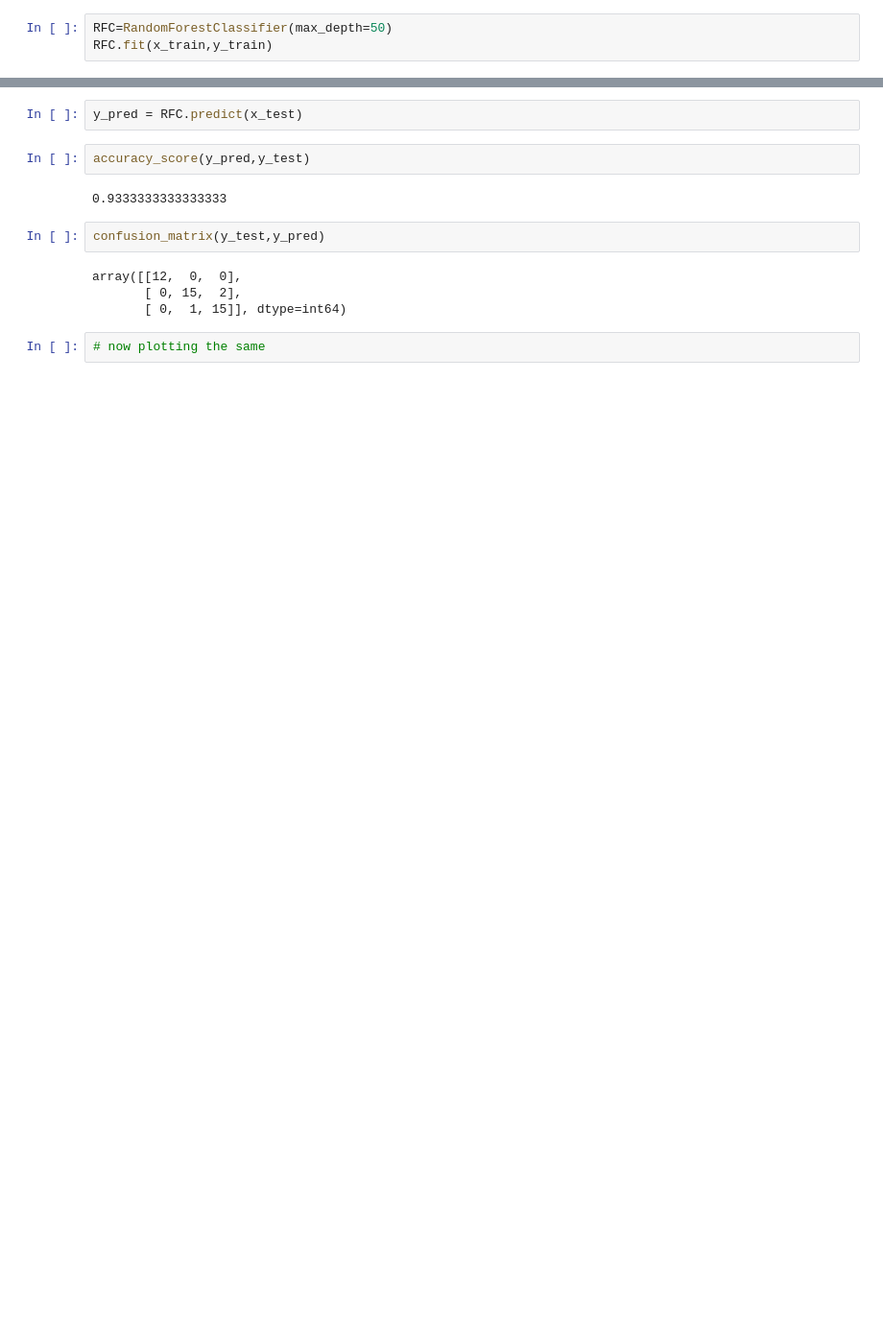
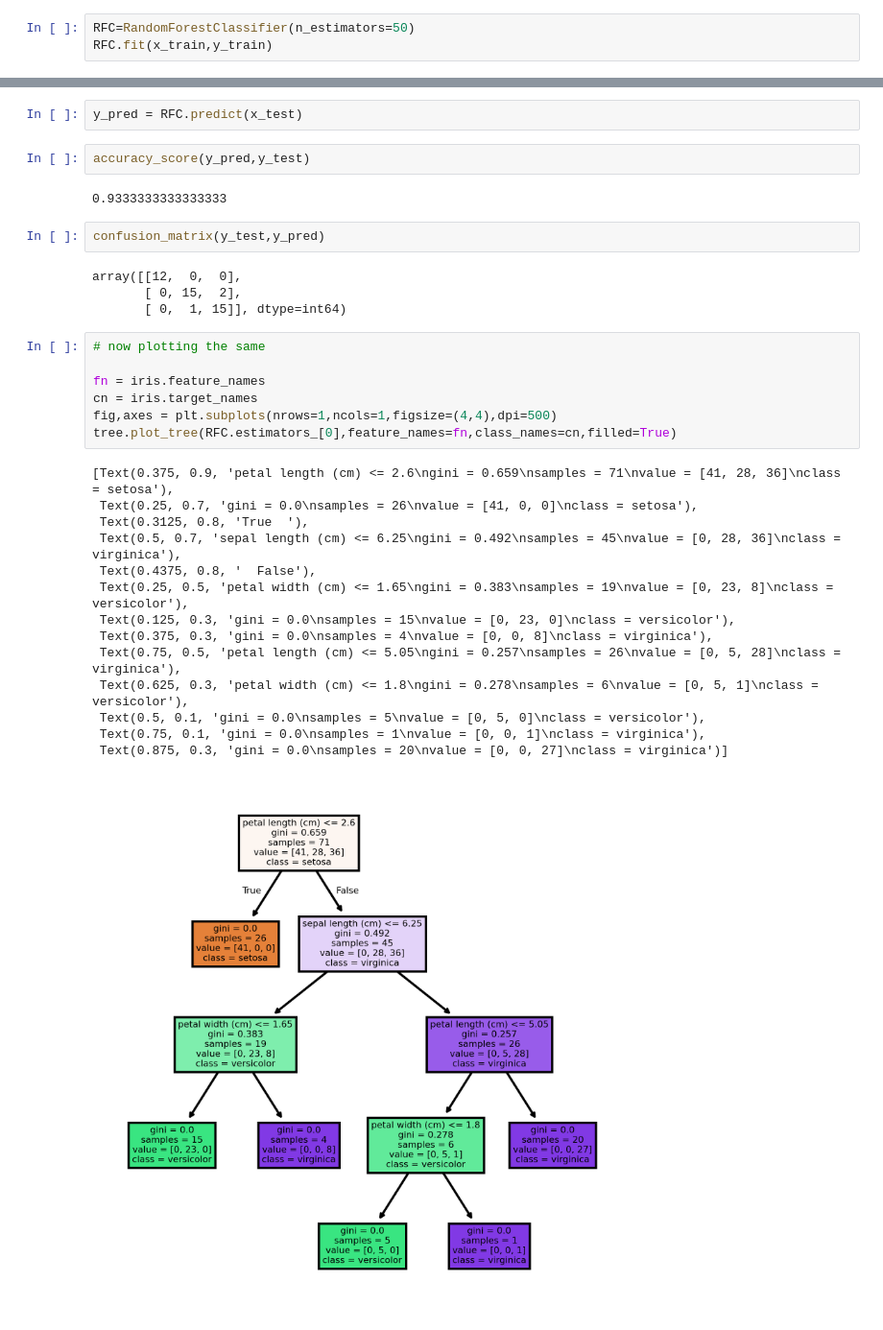
Before and after one commit to vivekkhillar/ML-practice, a Jupyter notebook: Day 6/DecissionTree and RandomForest.ipynb, the cells around one changed output, grey strips where cells are left out. Shown at 96% size. Drawn from its saved outputs; the diff is of its cells as text; blank space fills up the shorter version.

```diff
--- a/Day 6/DecissionTree and RandomForest.ipynb
+++ b/Day 6/DecissionTree and RandomForest.ipynb
@@ -95,6 +95,6 @@ tree.plot_tree(dt) # when used plot tree that always upon the model
 # %% [markdown]
 #### Random Forest classification
 # %%
-RFC=RandomForestClassifier(max_depth=50)
+RFC=RandomForestClassifier(n_estimators=50)
 RFC.fit(x_train,y_train)
 # %% [output]
@@ -113,3 +113,23 @@ array([[12,  0,  0],
        [ 0,  1, 15]], dtype=int64)
 # %%
 # now plotting the same
+
+fn = iris.feature_names
+cn = iris.target_names
+fig,axes = plt.subplots(nrows=1,ncols=1,figsize=(4,4),dpi=500)
+tree.plot_tree(RFC.estimators_[0],feature_names=fn,class_names=cn,filled=True)
+# %% [output]
+[Text(0.375, 0.9, 'petal length (cm) <= 2.6\ngini = 0.659\nsamples = 71\nvalue = [41, 28, 36]\nclass = setosa'),
+ Text(0.25, 0.7, 'gini = 0.0\nsamples = 26\nvalue = [41, 0, 0]\nclass = setosa'),
+ Text(0.3125, 0.8, 'True  '),
+ Text(0.5, 0.7, 'sepal length (cm) <= 6.25\ngini = 0.492\nsamples = 45\nvalue = [0, 28, 36]\nclass = virginica'),
+ Text(0.4375, 0.8, '  False'),
+ Text(0.25, 0.5, 'petal width (cm) <= 1.65\ngini = 0.383\nsamples = 19\nvalue = [0, 23, 8]\nclass = versicolor'),
+ Text(0.125, 0.3, 'gini = 0.0\nsamples = 15\nvalue = [0, 23, 0]\nclass = versicolor'),
+ Text(0.375, 0.3, 'gini = 0.0\nsamples = 4\nvalue = [0, 0, 8]\nclass = virginica'),
+ Text(0.75, 0.5, 'petal length (cm) <= 5.05\ngini = 0.257\nsamples = 26\nvalue = [0, 5, 28]\nclass = virginica'),
+ Text(0.625, 0.3, 'petal width (cm) <= 1.8\ngini = 0.278\nsamples = 6\nvalue = [0, 5, 1]\nclass = versicolor'),
+ Text(0.5, 0.1, 'gini = 0.0\nsamples = 5\nvalue = [0, 5, 0]\nclass = versicolor'),
+ Text(0.75, 0.1, 'gini = 0.0\nsamples = 1\nvalue = [0, 0, 1]\nclass = virginica'),
+ Text(0.875, 0.3, 'gini = 0.0\nsamples = 20\nvalue = [0, 0, 27]\nclass = virginica')]
+[figure, added]
```
Also changed, not shown: parts of 1 cell of this notebook, 3 other files.
